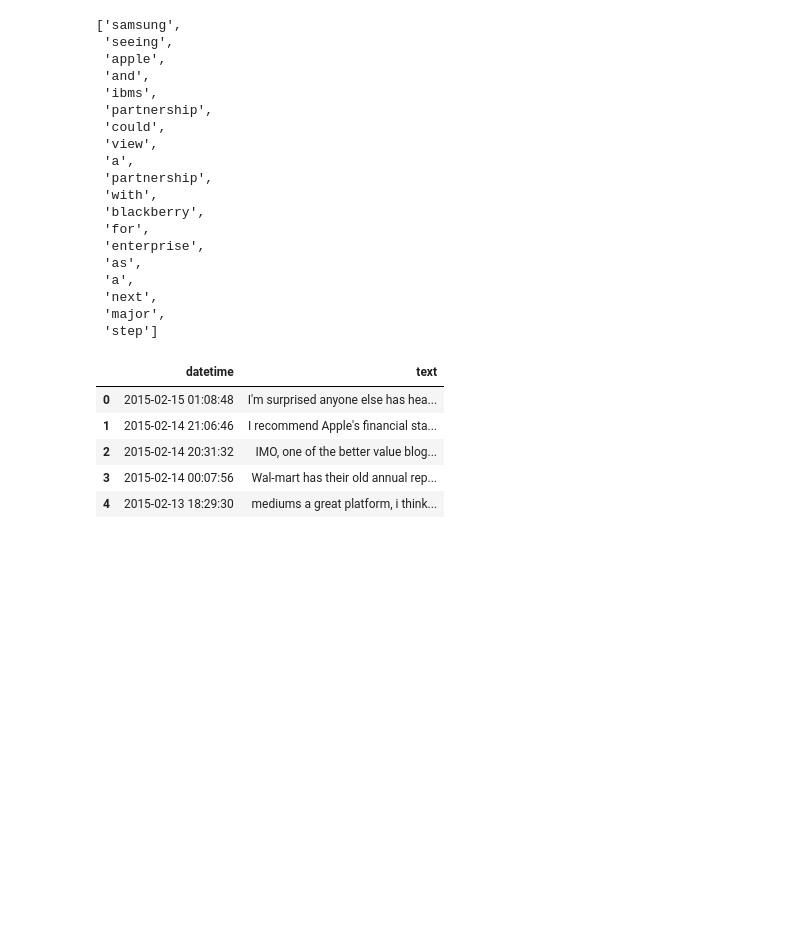
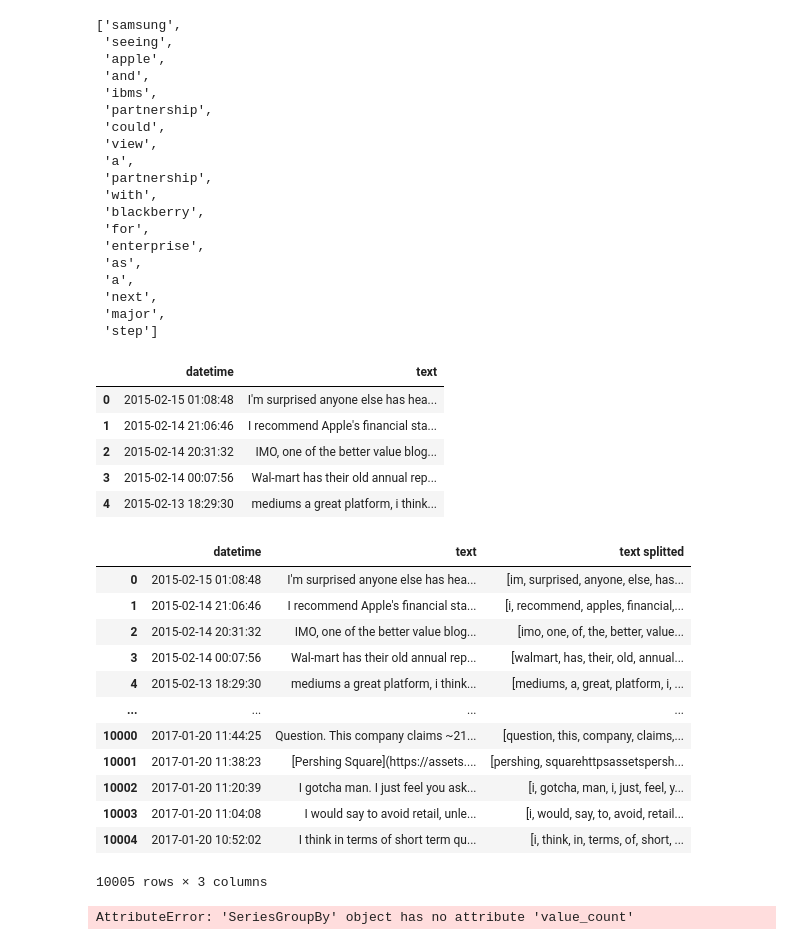
Before and after one commit to JoeHGeoghegan/P2G2-ProjectGit, a Jupyter notebook: Notebooks/Krista.ipynb, the cells around one changed output. Cells and saved outputs as stored; diff of their text form; code cells hidden in the pictures; blank space fills up the shorter version.

Commit message:
worked on time series model that takes in multiple features

```diff
--- a/Notebooks/Krista.ipynb
+++ b/Notebooks/Krista.ipynb
@@ -505,3 +470,24 @@ security_df.head()
 | 2 | 2015-02-14 20:31:32 | IMO, one of the better value blog... |
 | 3 | 2015-02-14 00:07:56 | Wal-mart has their old annual rep... |
 | 4 | 2015-02-13 18:29:30 | mediums a great platform, i think... |
+# %%
+#Takes text column and turn into list of words to iterate and analyze
+def text_splitter_2(df):
+    df["text splitted"] = df.text.str.lower().str.replace('[^\w\s]','', regex=True).str.split()
+    return df
+# %%
+text_splitter_2(security_df)
+# %% [output]
+|  | datetime | text | text splitted |
+| 0 | 2015-02-15 01:08:48 | I'm surprised anyone else has hea... | [im, surprised, anyone, else, has... |
+| 1 | 2015-02-14 21:06:46 | I recommend Apple's financial sta... | [i, recommend, apples, financial,... |
+| 2 | 2015-02-14 20:31:32 | IMO, one of the better value blog... | [imo, one, of, the, better, value... |
+| 3 | 2015-02-14 00:07:56 | Wal-mart has their old annual rep... | [walmart, has, their, old, annual... |
+| 4 | 2015-02-13 18:29:30 | mediums a great platform, i think... | [mediums, a, great, platform, i, ... |
+| ... | ... | ... | ... |
+| 10000 | 2017-01-20 11:44:25 | Question. This company claims ~21... | [question, this, company, claims,... |
+| 10001 | 2017-01-20 11:38:23 | [Pershing Square](https://assets.... | [pershing, squarehttpsassetspersh... |
+| 10002 | 2017-01-20 11:20:39 | I gotcha man. I just feel you ask... | [i, gotcha, man, i, just, feel, y... |
+| 10003 | 2017-01-20 11:04:08 | I would say to avoid retail, unle... | [i, would, say, to, avoid, retail... |
+| 10004 | 2017-01-20 10:52:02 | I think in terms of short term qu... | [i, think, in, terms, of, short, ... |
+10005 rows × 3 columns
@@ -507,0 +499,4 @@ security_df.head()
+# %%
+count_comments(security_df, keywords='uber')
+# %% [output]
+AttributeError: 'SeriesGroupBy' object has no attribute 'value_count'
```
Also changed, not shown: parts of 13 cells of this notebook, 7 other files.
